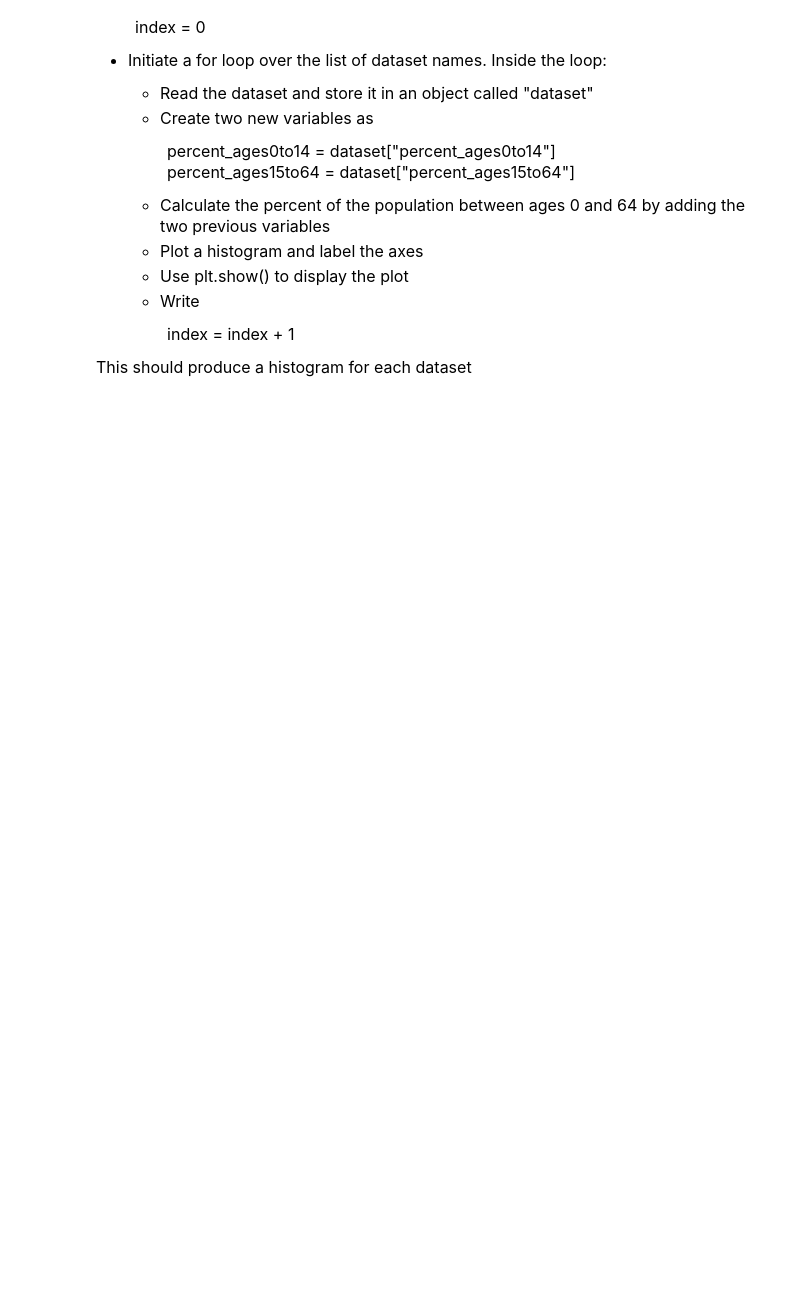
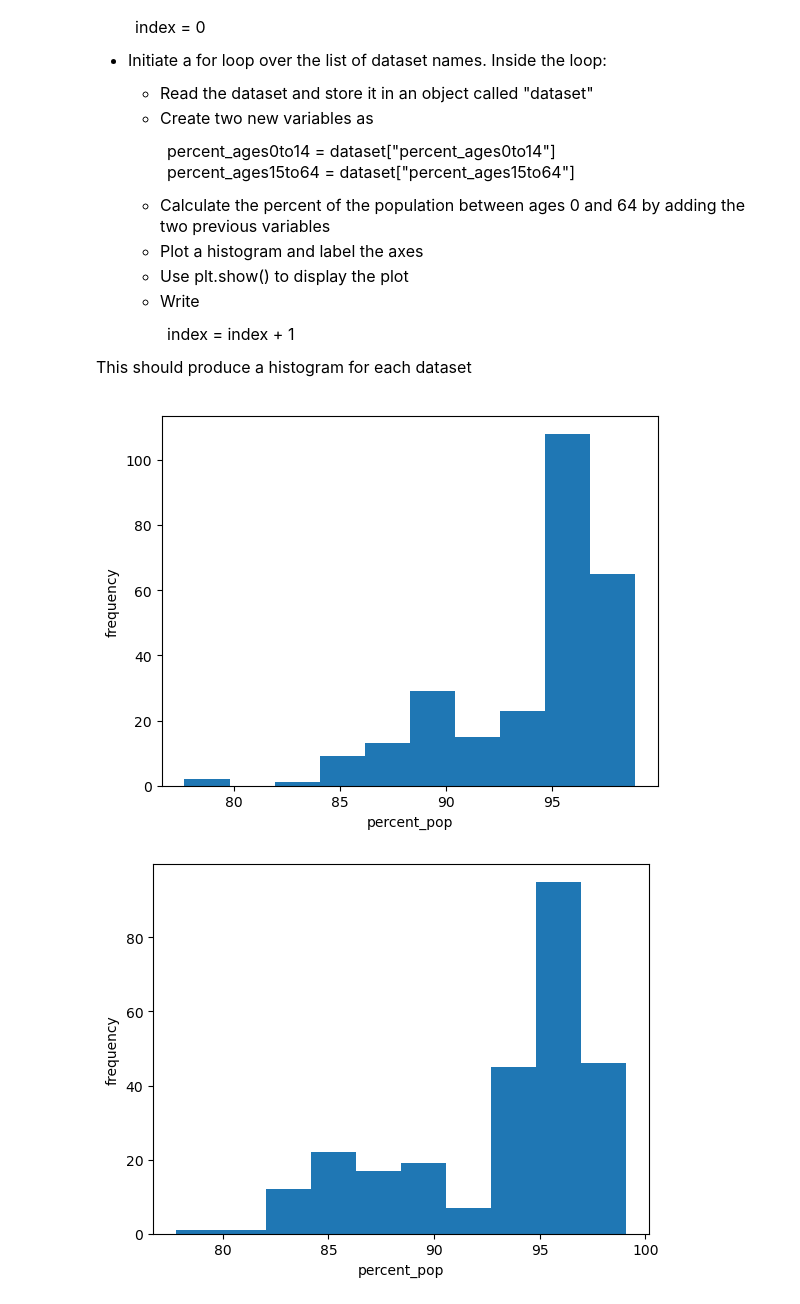
Before and after one commit to WAVE-zs/qtm151_fall_2023, a Jupyter notebook: quizzes/quiz1/quiz_1.ipynb, the cells around one changed output. Saved outputs shown, nothing was run; the diff lists cells and outputs as text; code cells hidden in the pictures; blank space fills up the shorter version.

```diff
--- a/quizzes/quiz1/quiz_1.ipynb
+++ b/quizzes/quiz1/quiz_1.ipynb
@@ -161,7 +161,17 @@ $\qquad$ index = 0
 Note: Check that you did it correctly by trying to open your new excel files outside "VSCode"
 # %%
 # Write your own code:
+
 list_dataname = ["data_quiz/wdi_ages1980.csv","data_quiz/wdi_ages2000.csv","data_quiz/wdi_ages2020.csv"]
+list_newnames = ["data_excel/wdi_ages1980.xlsx","data_excel/wdi_ages2000.xlsx","data_excel/wdi_ages2020.xlsx"]
+
+index = 0
+for dataname in list_dataname:
+    dataset = pd.read_csv(dataname)
+    filename = list_newnames[index]
+    dataset.to_excel(filename)
+
+    index = index + 1
 # %% [markdown]
 <font size = "5">
 
@@ -195,0 +204,18 @@ This should produce a histogram for each dataset
+# %%
+list_csvname = ["data_quiz/wdi_ages1980.csv","data_quiz/wdi_ages2000.csv","data_quiz/wdi_ages2020.csv"]
+
+index = 0
+
+for csv in list_csvname:
+    dataset = pd.read_csv(csv)
+    percent_ages0to14 = dataset["percent_ages0to14"]
+    percent_ages15to64 = dataset["percent_ages15to64"]
+    percent_pop = percent_ages0to14 + percent_ages15to64
+    plt.hist(x=percent_pop)
+    plt.xlabel("percent_pop")
+    plt.ylabel("frequency")
+    plt.show()
+    index = index + 1
+# %% [output]
+[figure, added]
+[figure, added]
```
Also changed, not shown: parts of 2 cells of this notebook, 2 other files.
